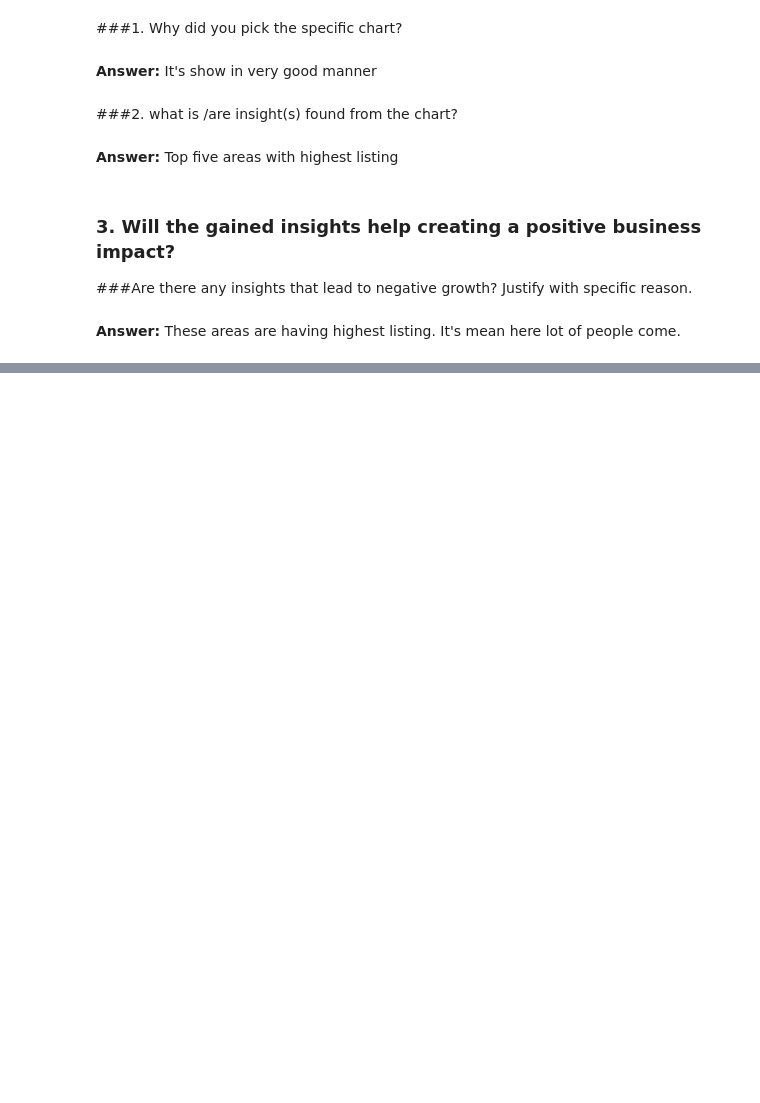
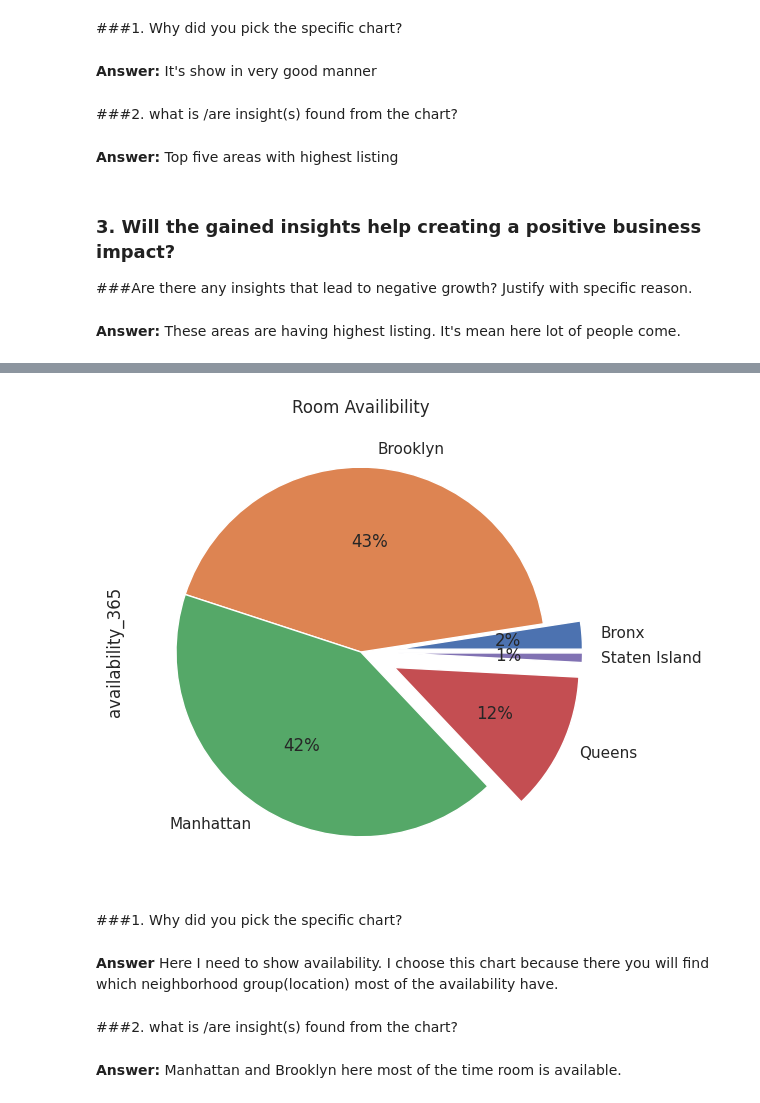
Before and after one commit to David-Kumawat/Capstone_Project-AirBnb_Bookings_Analysis, a Jupyter notebook: Capstone_EDA_Project_AirBnb_Bookings_Analysis.ipynb, the cells around one changed output, grey strips where cells are left out. Cells and saved outputs as stored; diff of their text form; code cells hidden in the pictures; blank space fills up the shorter version.

```diff
--- a/Capstone_EDA_Project_AirBnb_Bookings_Analysis.ipynb
+++ b/Capstone_EDA_Project_AirBnb_Bookings_Analysis.ipynb
@@ -551,0 +694,6 @@ plt.show()
+# %%
+# Creating data frame
+avai_neigh = new_df.groupby('neighbourhood_group')['availability_365'].count()
+
+# Printing
+avai_neigh
@@ -551,0 +708,20 @@ plt.show()
+# %%
+# Chart - 9
+
+# signing explode
+exp = [0.2,0,0,0.2,0.2]
+
+# Visualization
+avai_neigh.plot(kind='pie',autopct='%.0f%%',explode=exp)
+plt.title('Room Availibility')
+plt.show()
+# %% [output]
+[figure, added]
+# %% [markdown]
+###1. Why did you pick the specific chart?
+# %% [markdown]
+**Answer** Here I need to show availability. I choose this chart because there you will find which neighborhood group(location) most of the availability have.
+# %% [markdown]
+###2. what is /are insight(s) found from the chart?
+# %% [markdown]
+**Answer:** Manhattan and Brooklyn here most of the time room is available.
```
Also changed, not shown: parts of 38 cells of this notebook.
